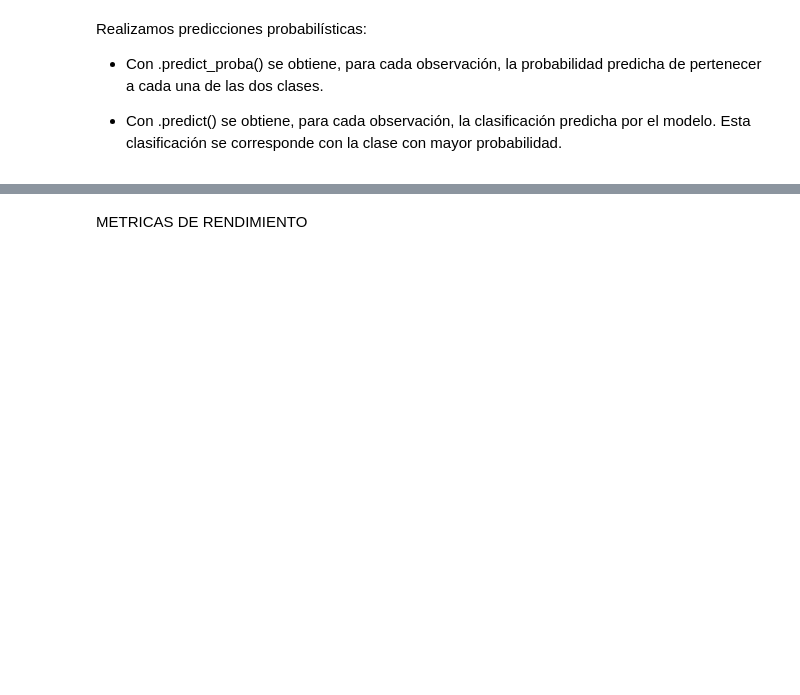
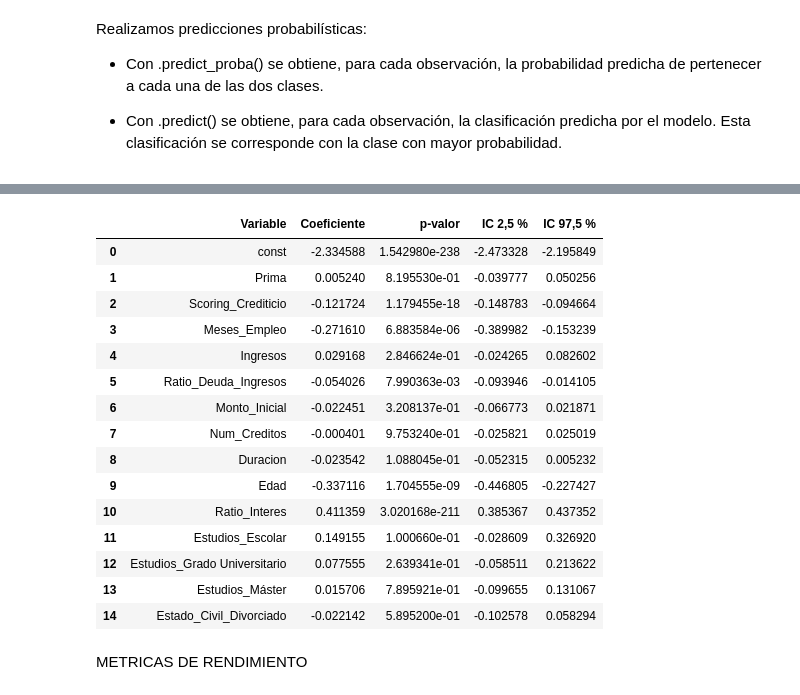
Before and after one commit to NaiaArroyo/RETO-5-NARANJA, a Jupyter notebook: regresion_logistica.ipynb, the cells around one changed output, grey strips where cells are left out. Saved outputs shown, nothing was run; the diff lists cells and outputs as text; code cells hidden in the pictures; blank space fills up the shorter version.

```diff
--- a/regresion_logistica.ipynb
+++ b/regresion_logistica.ipynb
@@ -176,3 +276,32 @@ intervalos_ci[:4]
+# %%
+#creamos una tabla con los principales resultados de cada variable
+#metemos el coeficiente , el p-valor, y el intervalo de confianza del 95%
+tabla= pd.DataFrame({
+    "Variable": modelo_log_statsm.params.index,
+    "Coeficiente": modelo_log_statsm.params.values,
+    "p-valor": modelo_log_statsm.pvalues.values,
+    "IC 2,5 %": modelo_log_statsm.conf_int()[0].values,
+    "IC 97,5 %": modelo_log_statsm.conf_int()[1].values
+})
+
+tabla.head(15)
+# %% [output]
+|  | Variable | Coeficiente | p-valor | IC 2,5 % | IC 97,5 % |
+| 0 | const | -2.334588 | 1.542980e-238 | -2.473328 | -2.195849 |
+| 1 | Prima | 0.005240 | 8.195530e-01 | -0.039777 | 0.050256 |
+| 2 | Scoring_Crediticio | -0.121724 | 1.179455e-18 | -0.148783 | -0.094664 |
+| 3 | Meses_Empleo | -0.271610 | 6.883584e-06 | -0.389982 | -0.153239 |
+| 4 | Ingresos | 0.029168 | 2.846624e-01 | -0.024265 | 0.082602 |
+| 5 | Ratio_Deuda_Ingresos | -0.054026 | 7.990363e-03 | -0.093946 | -0.014105 |
+| 6 | Monto_Inicial | -0.022451 | 3.208137e-01 | -0.066773 | 0.021871 |
+| 7 | Num_Creditos | -0.000401 | 9.753240e-01 | -0.025821 | 0.025019 |
+| 8 | Duracion | -0.023542 | 1.088045e-01 | -0.052315 | 0.005232 |
+| 9 | Edad | -0.337116 | 1.704555e-09 | -0.446805 | -0.227427 |
+| 10 | Ratio_Interes | 0.411359 | 3.020168e-211 | 0.385367 | 0.437352 |
+| 11 | Estudios_Escolar | 0.149155 | 1.000660e-01 | -0.028609 | 0.326920 |
+| 12 | Estudios_Grado Universitario | 0.077555 | 2.639341e-01 | -0.058511 | 0.213622 |
+| 13 | Estudios_Máster | 0.015706 | 7.895921e-01 | -0.099655 | 0.131067 |
+| 14 | Estado_Civil_Divorciado | -0.022142 | 5.895200e-01 | -0.102578 | 0.058294 |
 # %% [markdown]
 METRICAS DE RENDIMIENTO
 # %%
```
Also changed, not shown: parts of 12 cells of this notebook.
